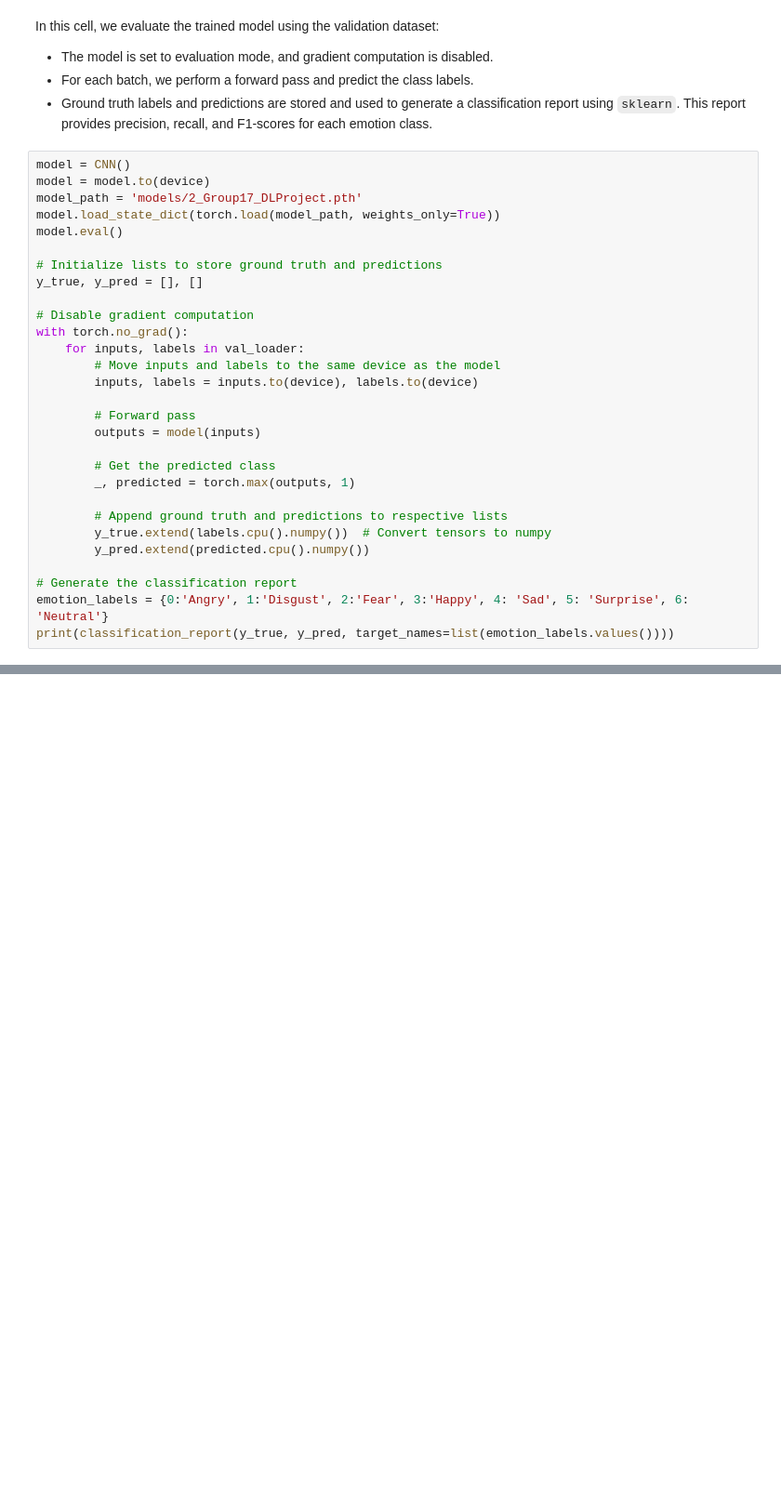
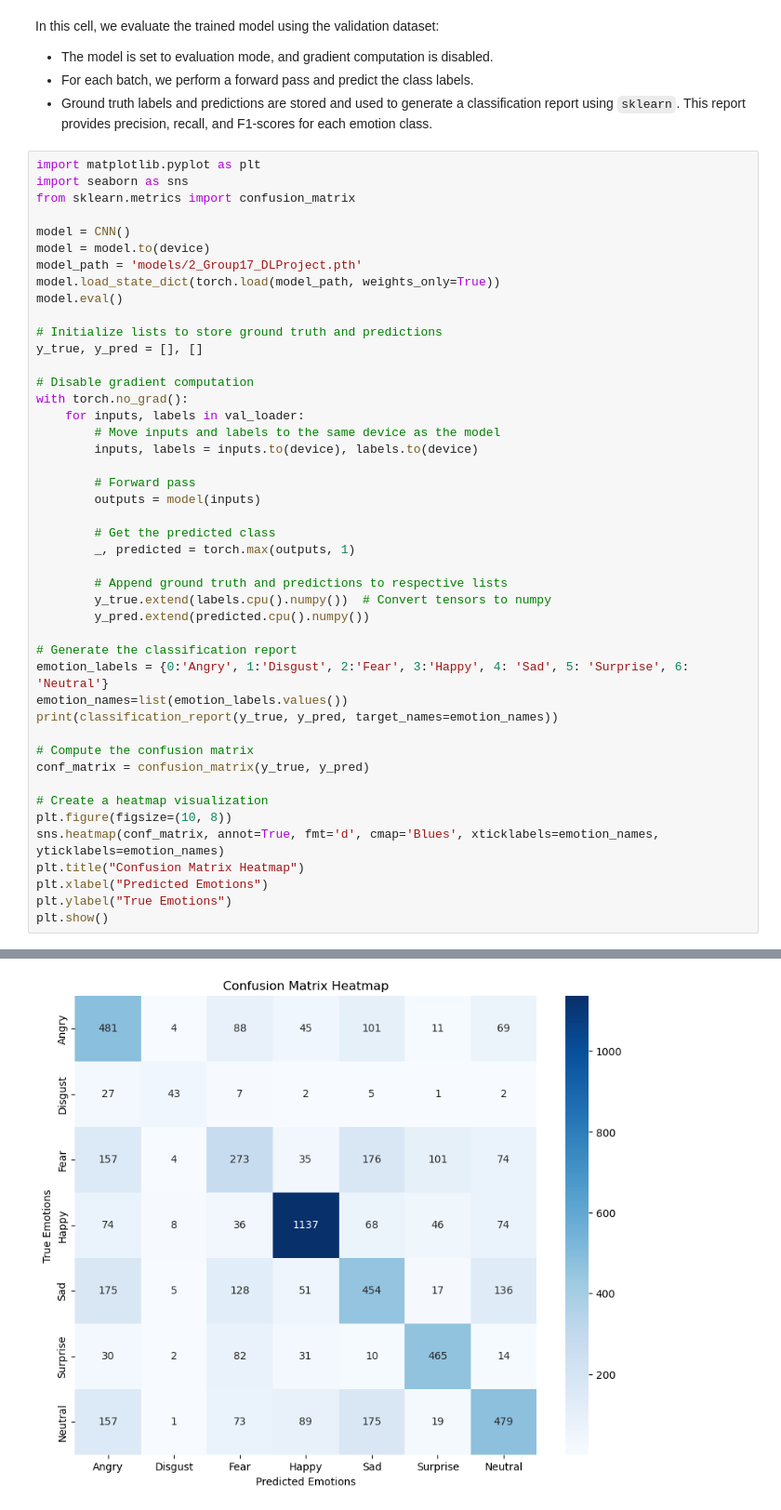
Before and after one commit to learoncero/cnn-project, a Jupyter notebook: 2_Group17_DLProject_4Layers.ipynb, the cells around one changed output, grey strips where cells are left out. Shown at 93% size. Drawn from its saved outputs; the diff is of its cells as text; blank space fills up the shorter version.

```diff
--- a/2_Group17_DLProject_4Layers.ipynb
+++ b/2_Group17_DLProject_4Layers.ipynb
@@ -289,6 +289,10 @@ In this cell, we evaluate the trained model using the validation dataset:
 - For each batch, we perform a forward pass and predict the class labels.
 - Ground truth labels and predictions are stored and used to generate a classification report using `sklearn`. This report provides precision, recall, and F1-scores for each emotion class.
 # %%
+import matplotlib.pyplot as plt
+import seaborn as sns
+from sklearn.metrics import confusion_matrix
+
 model = CNN()
 model = model.to(device)
 model_path = 'models/2_Group17_DLProject.pth'
@@ -303,33 +307,46 @@ with torch.no_grad():
     for inputs, labels in val_loader:
         # Move inputs and labels to the same device as the model
         inputs, labels = inputs.to(device), labels.to(device)
 
         # Forward pass
         outputs = model(inputs)
 
         # Get the predicted class
         _, predicted = torch.max(outputs, 1)
 
         # Append ground truth and predictions to respective lists
         y_true.extend(labels.cpu().numpy())  # Convert tensors to numpy
         y_pred.extend(predicted.cpu().numpy())
 
 # Generate the classification report
 emotion_labels = {0:'Angry', 1:'Disgust', 2:'Fear', 3:'Happy', 4: 'Sad', 5: 'Surprise', 6: 'Neutral'}
-print(classification_report(y_true, y_pred, target_names=list(emotion_labels.values())))
+emotion_names=list(emotion_labels.values())
+print(classification_report(y_true, y_pred, target_names=emotion_names))
+
+# Compute the confusion matrix
+conf_matrix = confusion_matrix(y_true, y_pred)
+
+# Create a heatmap visualization
+plt.figure(figsize=(10, 8))
+sns.heatmap(conf_matrix, annot=True, fmt='d', cmap='Blues', xticklabels=emotion_names, yticklabels=emotion_names)
+plt.title("Confusion Matrix Heatmap")
+plt.xlabel("Predicted Emotions")
+plt.ylabel("True Emotions")
+plt.show()
 # %% [output]
               precision    recall  f1-score   support
 
        Angry       0.44      0.60      0.51       799
      Disgust       0.64      0.49      0.56        87
         Fear       0.40      0.33      0.36       820
        Happy       0.82      0.79      0.80      1443
          Sad       0.46      0.47      0.46       966
     Surprise       0.70      0.73      0.72       634
      Neutral       0.56      0.48      0.52       993
 
     accuracy                           0.58      5742
    macro avg       0.57      0.56      0.56      5742
 weighted avg       0.59      0.58      0.58      5742
+[figure, added]
 # %% [markdown]
 ### Conclusion
```
Also changed, not shown: parts of 2 cells of this notebook, 5 other files.
